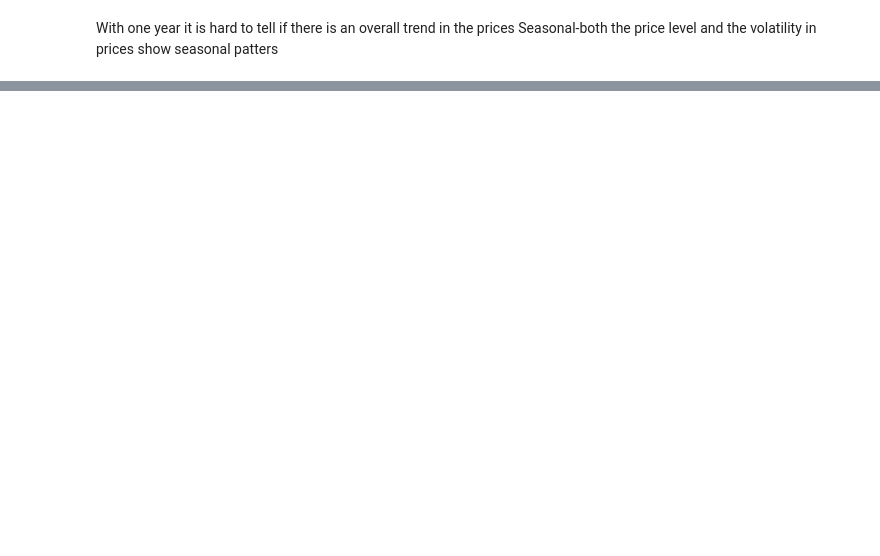
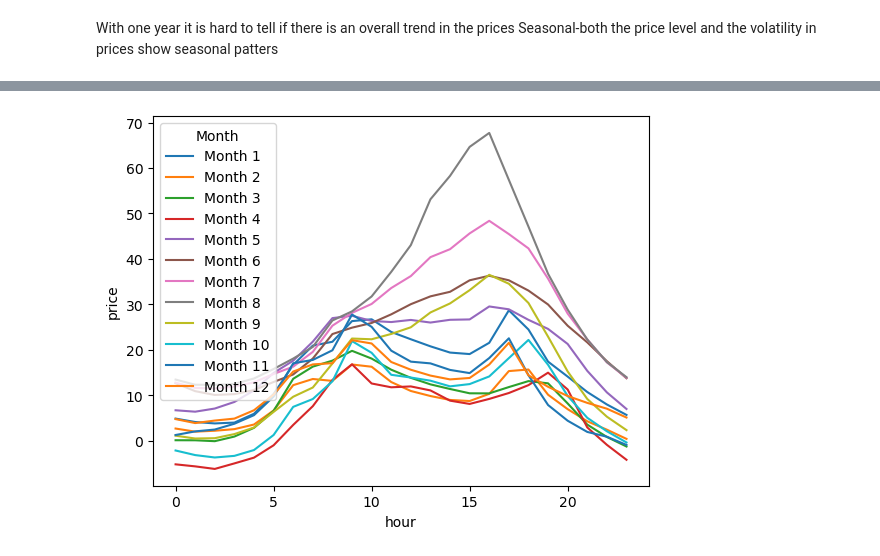
Before and after one commit to maxwellgriffith345/SPPPrices, a Jupyter notebook: SPPPriceSandBox.ipynb, the cells around one changed output, grey strips where cells are left out. Saved outputs shown, nothing was run; the diff lists cells and outputs as text; code cells hidden in the pictures; blank space fills up the shorter version.

```diff
--- a/SPPPriceSandBox.ipynb
+++ b/SPPPriceSandBox.ipynb
@@ -280,0 +325,3 @@ Seasonal-both the price level and the volatility in prices show seasonal patters
+# %%
+df_monthPV = df_month.pivot_table(values="SECI_CIMARRON", index = "Hour", columns = "Month")
+df_monthPV.head()
@@ -280,0 +336,10 @@ Seasonal-both the price level and the volatility in prices show seasonal patters
+# %%
+plt.figure()
+for month in df_monthPV.columns:
+        plt.plot(df_monthPV.index, df_monthPV[month], label = f'Month {month}')
+plt.xlabel("hour")
+plt.ylabel("price")
+plt.legend(title = 'Month')
+plt.show()
+# %% [output]
+[figure, added]
```
Also changed, not shown: parts of 30 cells of this notebook.
